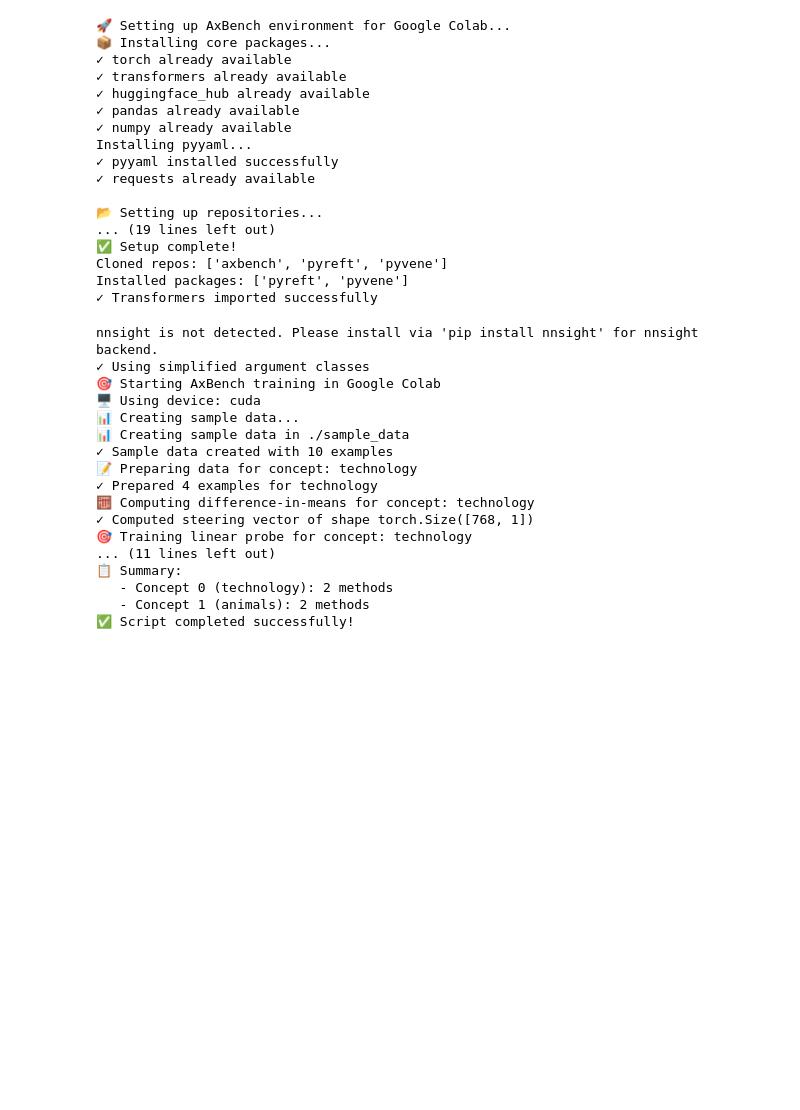
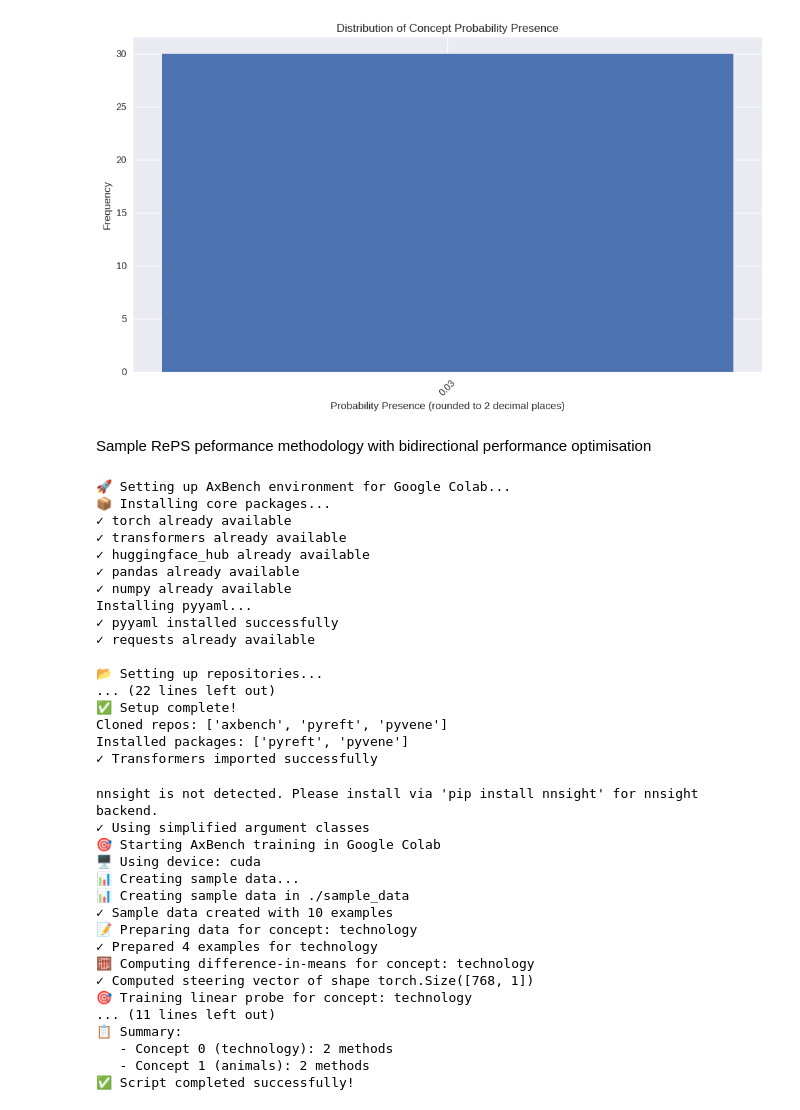
Before and after one commit to b1becker/LLM_steering, a Jupyter notebook: RePS_training_6_18.ipynb, the cells around one changed output. Cells and saved outputs as stored; diff of their text form; code cells hidden in the pictures; blank space fills up the shorter version.

```diff
--- a/RePS_training_6_18.ipynb
+++ b/RePS_training_6_18.ipynb
@@ -26,3 +1082,43 @@ ERROR: file:///content does not appear to be a Python project: neither 'setup.py
+# %%
+import json
+import matplotlib.pyplot as plt
+from collections import Counter
+import numpy as np
+import os
+
+# ✅ Step 1: Find your uploaded file
+# Replace this with the actual file name if different
+filename = "results.json"
+
+# ✅ Step 2: Load the file
+if not os.path.exists(filename):
+    raise FileNotFoundError(f"File '{filename}' not found in the current directory.")
+
+with open(filename, 'r') as f:
+    data = json.load(f)
+
+# ✅ Step 3: Extract and round probabilities
+probabilities = [round(c['probability_presence'], 2) for c in data['all_concepts']]
+
+# ✅ Step 4: Count frequencies
+freq_counter = Counter(probabilities)
+sorted_probs = sorted(freq_counter.keys())
+frequencies = [freq_counter[p] for p in sorted_probs]
+
+# ✅ Step 5: Plot
+plt.figure(figsize=(10, 6))
+plt.bar(sorted_probs, frequencies, width=0.015)
+plt.xlabel("Probability Presence (rounded to 2 decimal places)")
+plt.ylabel("Frequency")
+plt.title("Distribution of Concept Probability Presence")
+plt.grid(True, axis='y')
+plt.xticks(np.round(sorted_probs, 2), rotation=45)
+plt.tight_layout()
+plt.show()
+# %% [output]
+[figure, added]
+# %% [markdown]
+Sample RePS peformance methodology with bidirectional performance optimisation
 # %%
 #!/usr/bin/env python3
 """
@@ -167,7 +1263,7 @@ Installing pyyaml...
 ✓ requests already available
 
 📂 Setting up repositories...
-... (19 lines left out)
+... (22 lines left out)
 ✅ Setup complete!
 Cloned repos: ['axbench', 'pyreft', 'pyvene']
 Installed packages: ['pyreft', 'pyvene']
```
Also changed, not shown: parts of 9 cells of this notebook.
